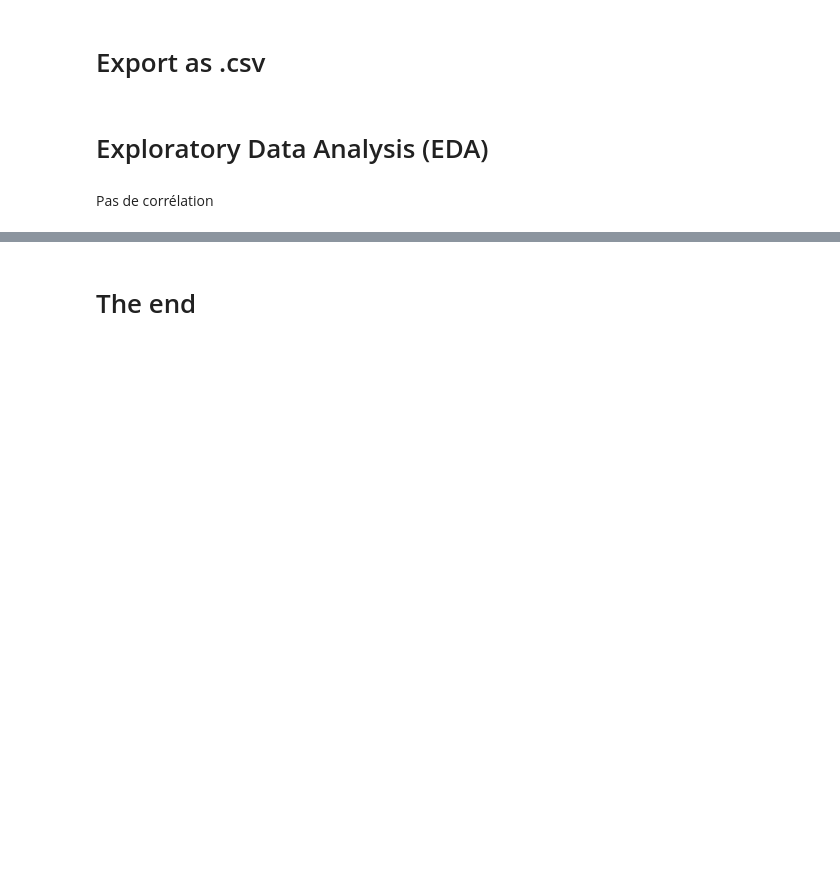
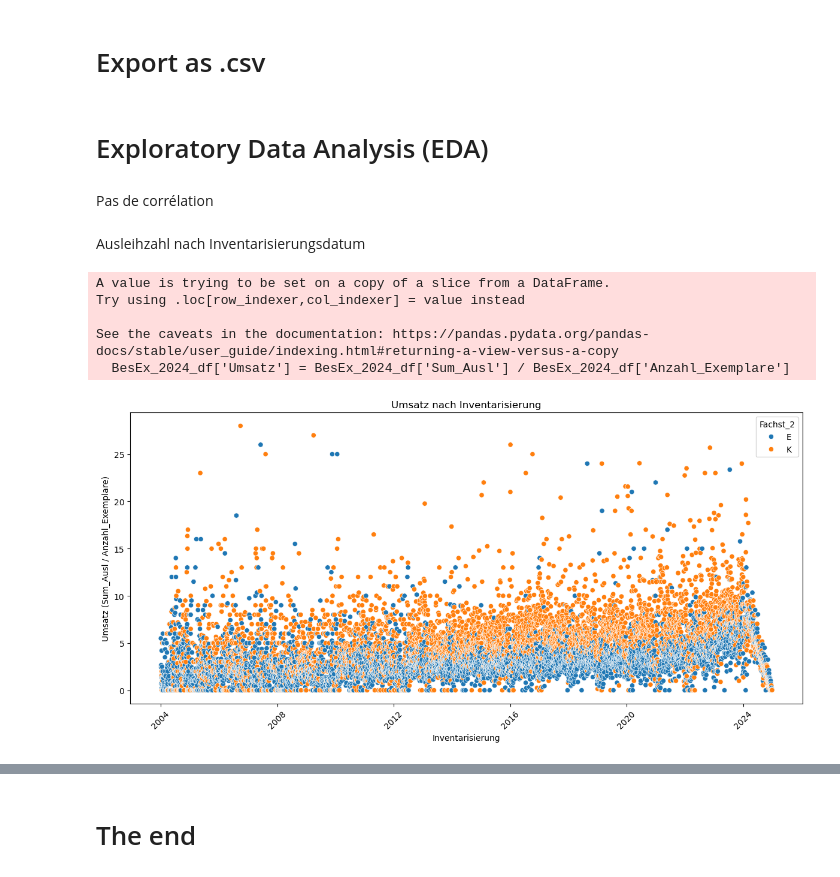
Before and after one commit to BeatriceM476/Final-project, a Jupyter notebook: BesEx_2024.ipynb, the cells around one changed output, grey strips where cells are left out. Drawn from its saved outputs; the diff is of its cells as text; code cells hidden in the pictures; blank space fills up the shorter version.

```diff
--- a/BesEx_2024.ipynb
+++ b/BesEx_2024.ipynb
@@ -376,3 +376,49 @@ BesEx_2024_df.to_csv("BesEx_2024_cleaned.csv", index=False, encoding="utf-8")
 # Exploratory Data Analysis (EDA)
 # %% [markdown]
 Pas de corrélation
+# %% [markdown]
+Ausleihzahl nach Inventarisierungsdatum
+# %%
+# ---------------------------
+# 1️⃣ S'assurer que Inventarisierung est en datetime
+# ---------------------------
+BesEx_2024_df['Inventarisierung'] = pd.to_datetime(BesEx_2024_df['Inventarisierung'])
+
+# ---------------------------
+# 1️⃣bis Filtrer les données à partir de 2004-01-01
+# ---------------------------
+BesEx_2024_df = BesEx_2024_df[BesEx_2024_df['Inventarisierung'] >= '2004-01-01']
+
+# ---------------------------
+# 2️⃣ Calculer l'Umsatz et grouper par Inventarisierung et Fachst_2
+# ---------------------------
+# Calculer l'Umsatz (taux de rotation)
+BesEx_2024_df['Umsatz'] = BesEx_2024_df['Sum_Ausl'] / BesEx_2024_df['Anzahl_Exemplare']
+
+# Grouper par Inventarisierung et Fachst_2, puis calculer la moyenne de l'Umsatz
+umsatz_data = BesEx_2024_df.groupby(['Inventarisierung', 'Fachst_2'])['Umsatz'].mean().reset_index()
+
+# ---------------------------
+# 3️⃣ Visualisation
+# ---------------------------
+plt.figure(figsize=(12,6))
+sns.scatterplot(
+    data=umsatz_data,
+    x='Inventarisierung',
+    y='Umsatz',
+    hue='Fachst_2',
+    marker='o'
+)
+plt.title("Umsatz nach Inventarisierung")
+plt.xlabel("Inventarisierung")
+plt.ylabel("Umsatz (Sum_Ausl / Anzahl_Exemplare)")
+plt.xticks(rotation=45)
+plt.tight_layout()
+plt.show()
+# %% [output]
+A value is trying to be set on a copy of a slice from a DataFrame.
+Try using .loc[row_indexer,col_indexer] = value instead
+
+See the caveats in the documentation: https://pandas.pydata.org/pandas-docs/stable/user_guide/indexing.html#returning-a-view-versus-a-copy
+  BesEx_2024_df['Umsatz'] = BesEx_2024_df['Sum_Ausl'] / BesEx_2024_df['Anzahl_Exemplare']
+[figure, added]
```
Also changed, not shown: parts of 3 cells of this notebook.
